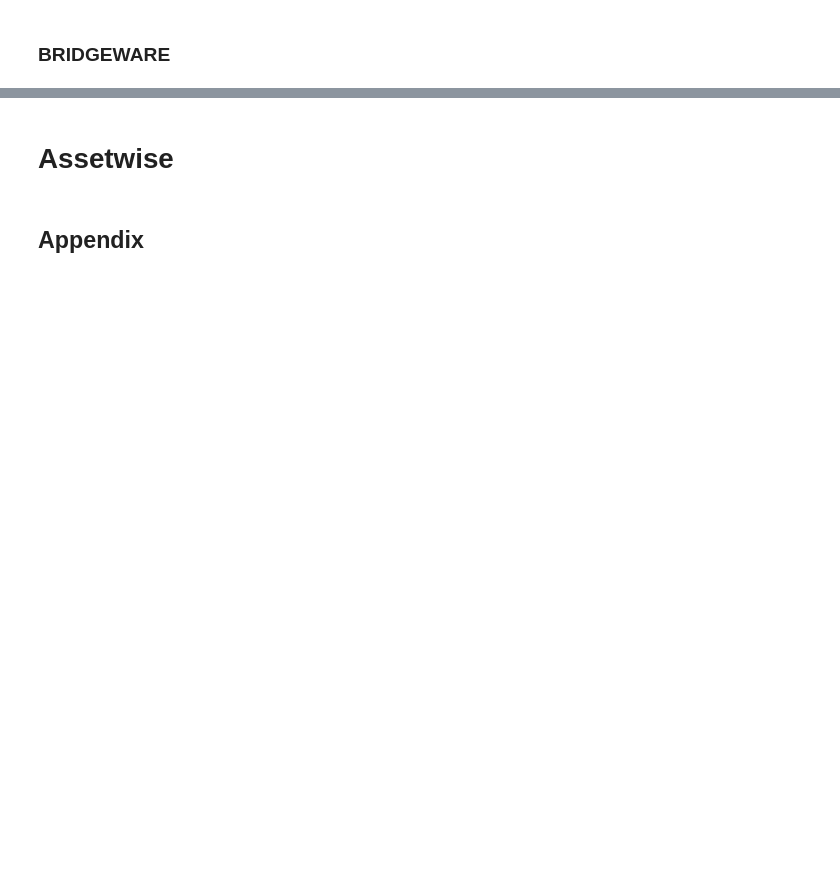
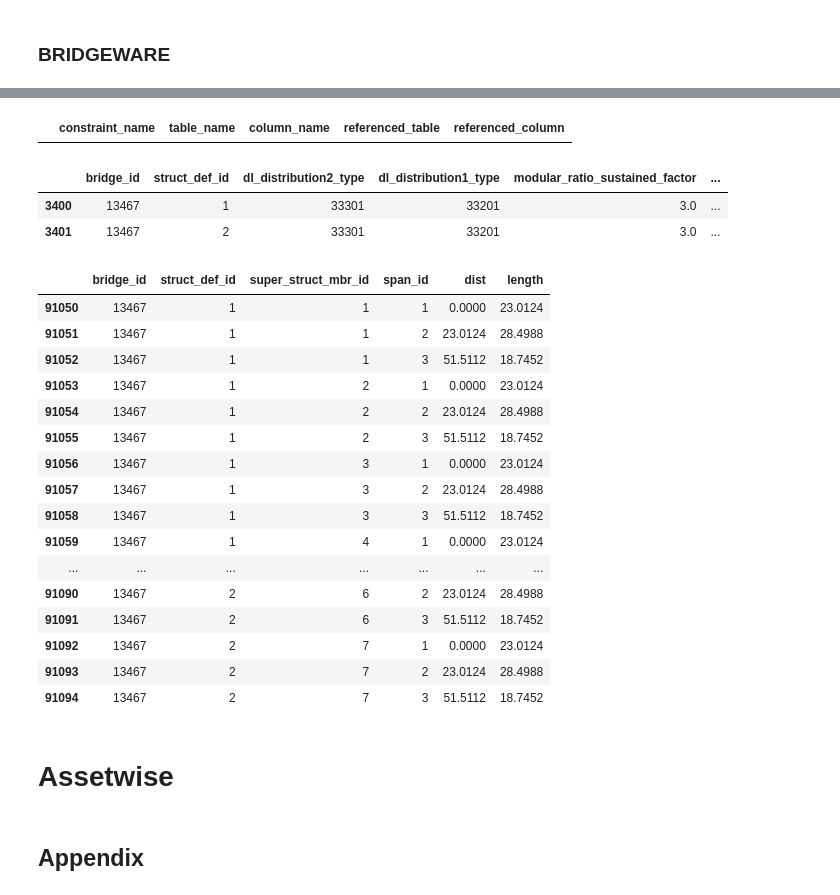
Before and after one commit to drparks71w/CivilPy, a Jupyter notebook: Notebooks/Bridge Queries.ipynb, the cells around one changed output, grey strips where cells are left out. Cells and saved outputs as stored; diff of their text form; code cells hidden in the pictures; blank space fills up the shorter version.

Commit message:
Release 0.1.21 - Focused on SNBI fields, pulling data from Assetwise and adding QOL functions for both tasks.

```diff
--- a/Notebooks/Bridge Queries.ipynb
+++ b/Notebooks/Bridge Queries.ipynb
@@ -235,6 +193,0 @@ for value in AASHTOWARE_TABLES.keys():
-# %%
-import json
-import _pickle as pickle
-
-with open(r"C:\Users\dparks1\PycharmProjects\civilpy\src\civilpy\structural\aashtoware\odot_tables.py", 'w') as f:
-    f.write("AASHTOWARE_TABLES = " + str(AASHTOWARE_TABLES))
@@ -241,3 +258,27 @@ with open(r"C:\Users\dparks1\PycharmProjects\civilpy\src\civilpy\structural\aash
+# %%
+# Reloading the variables
+# Initialize or clear the variables
+all_columns = []
+column_lookup = {}
+unused_tables = []
+
+# Connect to the SQLite database
+conn = sqlite3.connect(r'C:\Users\dparks1\PycharmProjects\civilpy\src\civilpy\data\civilpy.db')
+cursor = conn.cursor()
+
+# Query all rows from the metadata table
+cursor.execute("SELECT table_name, columns, is_used FROM AASHTOWareMetaData")
+rows = cursor.fetchall()
+
+# Rebuild the variables
+for table_name, columns_json, is_used in rows:
+    columns = json.loads(columns_json)
+    all_columns.append(columns)
+    column_lookup[table_name] = columns
+    if is_used == 0:
+        unused_tables.append(table_name)
+
+conn.close()
 # %%
 sfns = get_table("BRIDGEWARE", "ABW_BRIDGE")
 
@@ -262,5 +289,5 @@ sfns
 # %%
-bridge_sfn2 = '2534231'
+bridge_sfn2 = '0702870'
 
 single_bridge = sfns[sfns['agency_code'] == bridge_sfn2]
 bridge_index = single_bridge['bridge_id'].tolist()[0]
@@ -270,11 +299,13 @@ bridge_index
 # %%
 from IPython.display import display, HTML
+
+data_frames = {}
 
 for key, value in column_lookup.items():
     if 'bridge_id' in value:
         df = get_table("BRIDGEWARE", key)
         df = df[df['bridge_id'] == bridge_index]
         if len(df) > 0:
-            print(f"{key}: ")
-            display(HTML(df.to_html()))
+            print(f"{key} - Stored to dict")
+            data_frames[key] = df
 # %% [output]
@@ -326,3 +486,33 @@ print(df.shape)
+# %%
+df_fks
+# %% [output]
+|  | constraint_name | table_name | column_name | referenced_table | referenced_column |
+# %%
+data_frames['ABW_GIRDER_SYS_STRUCT_DEF']
+# %% [output]
+|  | bridge_id | struct_def_id | dl_distribution2_type | dl_distribution1_type | modular_ratio_sustained_factor | ... |
+| 3400 | 13467 | 1 | 33301 | 33201 | 3.0 | ... |
+| 3401 | 13467 | 2 | 33301 | 33201 | 3.0 | ... |
+# %%
+data_frames['ABW_SUPER_STRUCT_MBR_SPAN']
+# %% [output]
+|  | bridge_id | struct_def_id | super_struct_mbr_id | span_id | dist | length |
+| 91050 | 13467 | 1 | 1 | 1 | 0.0000 | 23.0124 |
+| 91051 | 13467 | 1 | 1 | 2 | 23.0124 | 28.4988 |
+| 91052 | 13467 | 1 | 1 | 3 | 51.5112 | 18.7452 |
+| 91053 | 13467 | 1 | 2 | 1 | 0.0000 | 23.0124 |
+| 91054 | 13467 | 1 | 2 | 2 | 23.0124 | 28.4988 |
+| 91055 | 13467 | 1 | 2 | 3 | 51.5112 | 18.7452 |
+| 91056 | 13467 | 1 | 3 | 1 | 0.0000 | 23.0124 |
+| 91057 | 13467 | 1 | 3 | 2 | 23.0124 | 28.4988 |
+| 91058 | 13467 | 1 | 3 | 3 | 51.5112 | 18.7452 |
+| 91059 | 13467 | 1 | 4 | 1 | 0.0000 | 23.0124 |
+| ... | ... | ... | ... | ... | ... | ... |
+| 91090 | 13467 | 2 | 6 | 2 | 23.0124 | 28.4988 |
+| 91091 | 13467 | 2 | 6 | 3 | 51.5112 | 18.7452 |
+| 91092 | 13467 | 2 | 7 | 1 | 0.0000 | 23.0124 |
+| 91093 | 13467 | 2 | 7 | 2 | 23.0124 | 28.4988 |
+| 91094 | 13467 | 2 | 7 | 3 | 51.5112 | 18.7452 |
 # %% [markdown]
 # Assetwise
 # %% [markdown]
```
Also changed, not shown: parts of 30 cells of this notebook, 4 other files.
